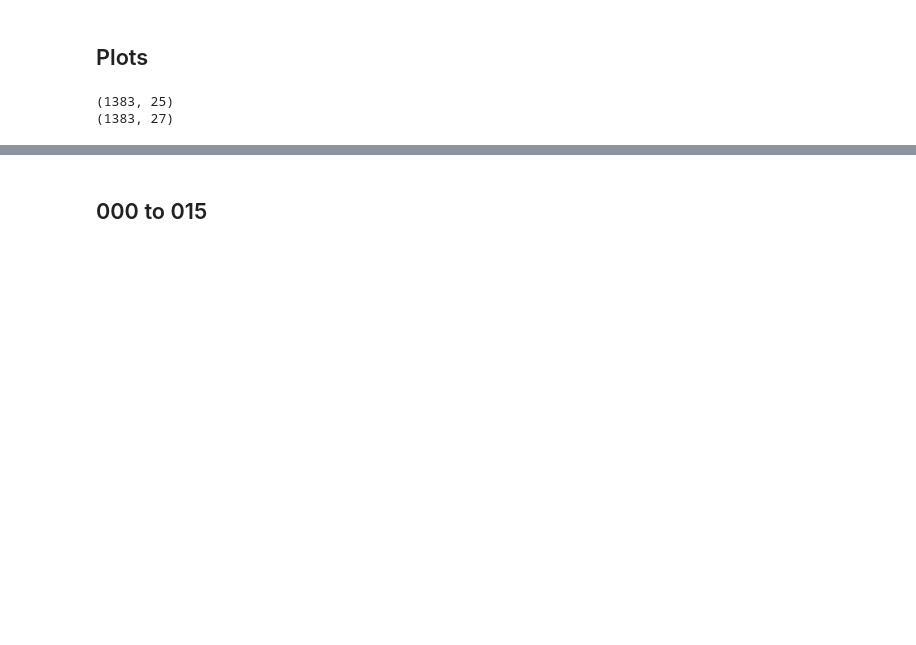
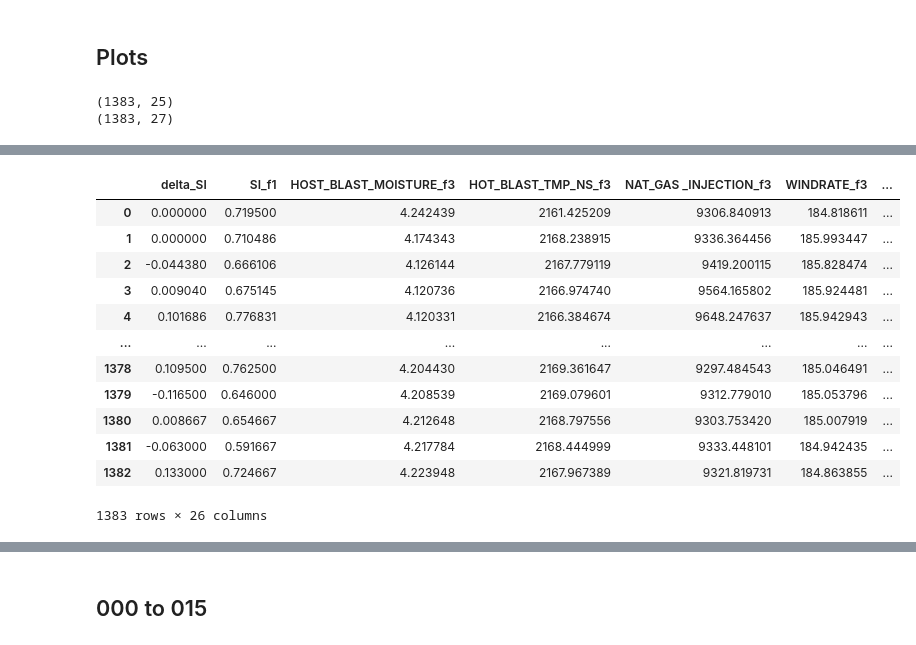
Before and after one commit to rcalix1/TimeSeriesGPT, a Jupyter notebook: REFACTOR_5wind_delta_of_deltas_TimeSeriesGPT_CIVS_ten.ipynb, the cells around one changed output, grey strips where cells are left out. Drawn from its saved outputs; the diff is of its cells as text; code cells hidden in the pictures; blank space fills up the shorter version.

```diff
--- a/REFACTOR_5wind_delta_of_deltas_TimeSeriesGPT_CIVS_ten.ipynb
+++ b/REFACTOR_5wind_delta_of_deltas_TimeSeriesGPT_CIVS_ten.ipynb
@@ -57,9 +53,8 @@ dataWrangling
 ## Read the data
 # %%
 
-tsDataWrangling_obj.dataFile = 'input/RNN_time_DELAYS_2000_PerCast_rcalix.csv'
 
-tsDataWrangling_obj.read_data()
+tsDataWrangling_obj.read_data( 'input/RNN_time_DELAYS_2000_PerCast_rcalix.csv' )
 # %%
 
 tsDataWrangling_obj.for_RNN_data_CIVS
@@ -755,0 +152,4 @@ print( excel_matrix.shape   )
+# %%
+
+tsDataWrangling_obj.delta_for_RNN_data_CIVS      = tsDataWrangling_obj.for_RNN_data_CIVS.copy()
+tsDataWrangling_obj.SI_lookup_for_RNN_data_CIVS  = tsDataWrangling_obj.for_RNN_data_CIVS.copy()
@@ -755,0 +176,17 @@ print( excel_matrix.shape   )
+# %%
+
+tsDataWrangling_obj.delta_for_RNN_data_CIVS
+# %% [output]
+|  | delta_SI | SI_f1 | HOST_BLAST_MOISTURE_f3 | HOT_BLAST_TMP_NS_f3 | NAT_GAS _INJECTION_f3 | WINDRATE_f3 | ... |
+| 0 | 0.000000 | 0.719500 | 4.242439 | 2161.425209 | 9306.840913 | 184.818611 | ... |
+| 1 | 0.000000 | 0.710486 | 4.174343 | 2168.238915 | 9336.364456 | 185.993447 | ... |
+| 2 | -0.044380 | 0.666106 | 4.126144 | 2167.779119 | 9419.200115 | 185.828474 | ... |
+| 3 | 0.009040 | 0.675145 | 4.120736 | 2166.974740 | 9564.165802 | 185.924481 | ... |
+| 4 | 0.101686 | 0.776831 | 4.120331 | 2166.384674 | 9648.247637 | 185.942943 | ... |
+| ... | ... | ... | ... | ... | ... | ... | ... |
+| 1378 | 0.109500 | 0.762500 | 4.204430 | 2169.361647 | 9297.484543 | 185.046491 | ... |
+| 1379 | -0.116500 | 0.646000 | 4.208539 | 2169.079601 | 9312.779010 | 185.053796 | ... |
+| 1380 | 0.008667 | 0.654667 | 4.212648 | 2168.797556 | 9303.753420 | 185.007919 | ... |
+| 1381 | -0.063000 | 0.591667 | 4.217784 | 2168.444999 | 9333.448101 | 184.942435 | ... |
+| 1382 | 0.133000 | 0.724667 | 4.223948 | 2167.967389 | 9321.819731 | 184.863855 | ... |
+1383 rows × 26 columns
```
Also changed, not shown: parts of 130 cells of this notebook, 4 other files.
